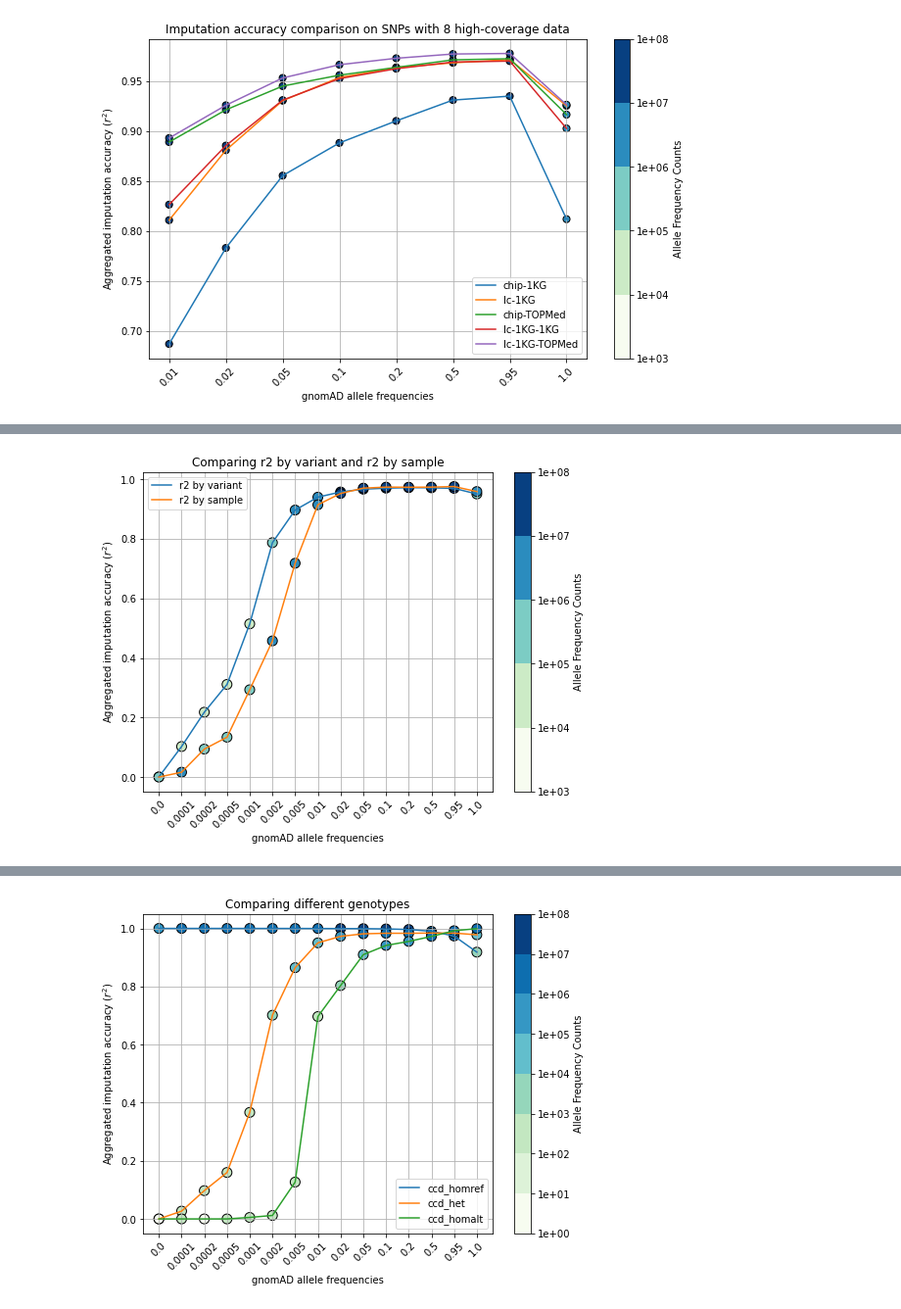
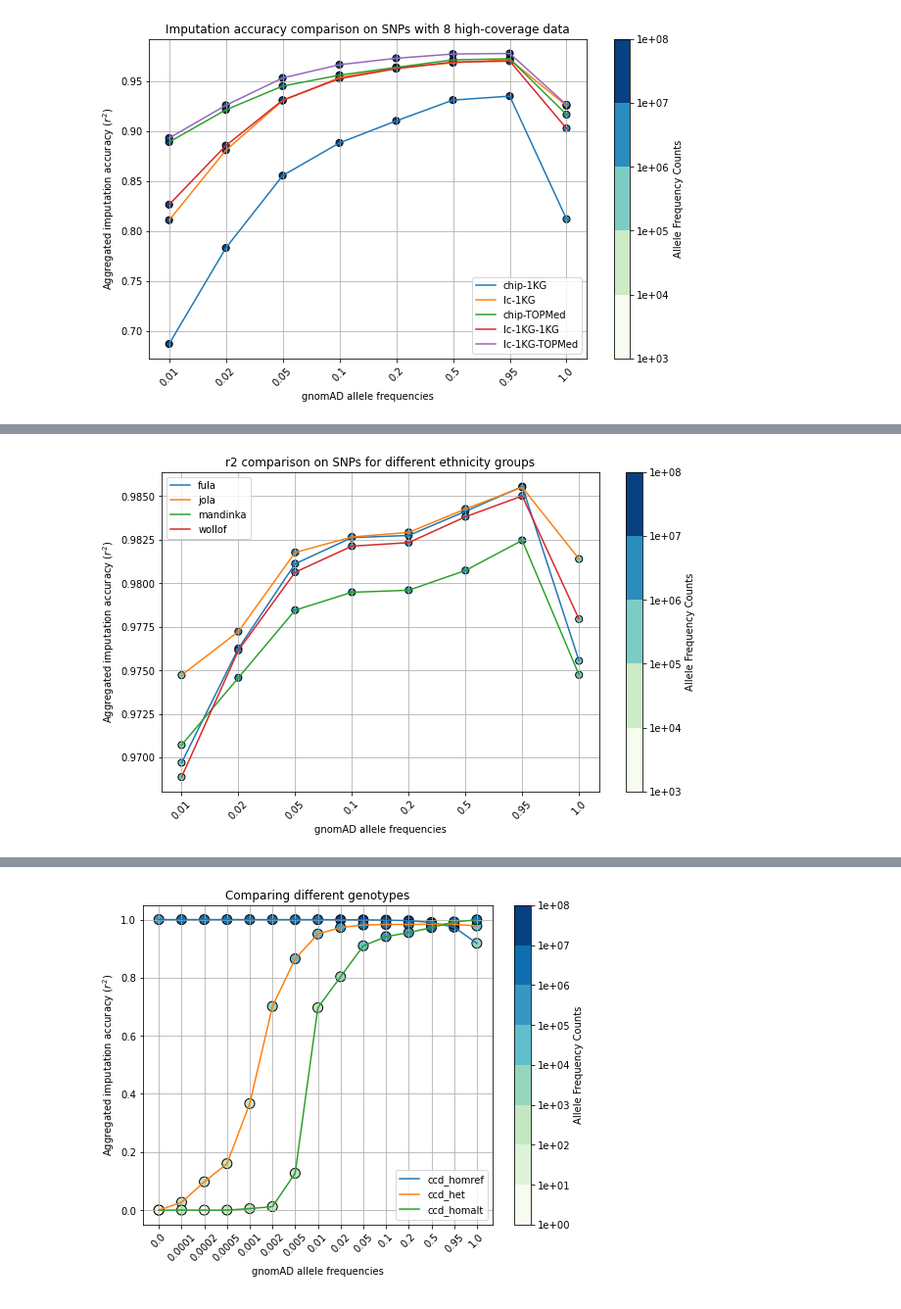
Before and after one commit to Suuuuuuuus/LCWGS_pipeline, a Jupyter notebook: scripts/lcwgs_plot.ipynb, the cells around one changed output, grey strips where cells are left out. Shown at 98% size. Cells and saved outputs as stored; diff of their text form; code cells hidden in the pictures.

```diff
--- a/scripts/lcwgs_plot.ipynb
+++ b/scripts/lcwgs_plot.ipynb
@@ -156,5 +314,70 @@ ax.grid()
+# %%
+labels = ethnicities
+dfs = [df[['AF', 'r2', 'r2_AC']] for df in impaccs]
+t = 0.01
+title = 'r2 comparison on SNPs for different ethnicity groups'
+
+plt.figure(figsize=(10, 6))
+ax = plt.subplot(1, 1, 1)
+plt.grid(False)
+
+cmap = plt.get_cmap('GnBu')
+magnitude = 5
+bounds = np.logspace(3, 8, magnitude+1)
+norm = mcolors.BoundaryNorm(bounds, cmap.N)
+fmt = lambda x, pos: '{:.0e}'.format(x)
+
+for i in range(len(dfs)):
+    triplet = dfs[i][dfs[i]['AF'] >= t]
+    c0, c1, c2 = tuple(list(triplet.columns))
+
+    label = c1 if labels is None else labels[i]
+
+    x = np.arange(triplet.shape[0])
+    afs = triplet[c0]
+    vals = triplet[c1]
+    color = triplet[c2]
+
+    plt.plot(x, vals, label = label)
+    plt.xticks(x, afs, rotation = 45)
+
+    im = ax.scatter(x, vals, c=color, edgecolor='black', cmap=cmap, norm=norm, s = 50)
+plt.colorbar(im, boundaries=bounds, ticks = bounds, format=FuncFormatter(fmt), label='Allele Frequency Counts')
+
+plt.xlabel('gnomAD allele frequencies')
+plt.title(title)
+plt.legend()
+plt.ylabel('Aggregated imputation accuracy ($r^2$)')
+ax = plt.gca()
+ax.grid()
+# %% [output]
+[figure, added]
 # %%
-dfs = [h[['AF', 'r2', 'r2_AC']], v[['AF', 'r2', 'r2_AC']]]
-plot_imputation_accuracy(dfs, labels = ['r2 by variant', 'r2 by sample'], title = 'Comparing r2 by variant and r2 by sample')
+configfile = "/well/band/users/rbx225/GAMCC/pipelines/config.json"
+with open(configfile, 'r') as file:
+    data = json.load(file)
+imp_dirs = data['imputation_dir'][1]
+
+case_controls = ['non-malaria_control', 'mild_malaria', 'severe_malaria']
+ethnicities = ['fula', 'jola', 'mandinka', 'wollof']
+
+mini = False
+common_cols = ['chr', 'pos', 'ref', 'alt']
+lc_sample_prefix = 'GM'
+chip_sample_prefix = 'GAM'
+seq_sample_prefix = 'IDT'
+imp_dir = imp_dirs
+
+sample_linker='data/metadata/sample_linker.csv'
+# sample_linker = pd.read_csv(sample_linker)
+
+chromosomes = [str(i) for i in range(1,23)]
+impaccs = []
+
+d = "/well/band/users/rbx225/GAMCC/results/imputation_comparison/oneKG/lc_chip_typed_high_info/impacc/by_cc/by_sample/"
+
+for c in case_controls:
+    v_lst = [d + c + ".chr" + i + ".v.impacc.tsv" for i in chromosomes]
+    v_dfs = [pd.read_csv(i, sep = '\t') for i in v_lst]
+    v = lcwgsus.average_impacc_by_chr(v_dfs)
+    impaccs.append(v)
-# %% [output]
-[figure, removed]
```
Also changed, not shown: parts of 8 cells of this notebook, 1 other file.
